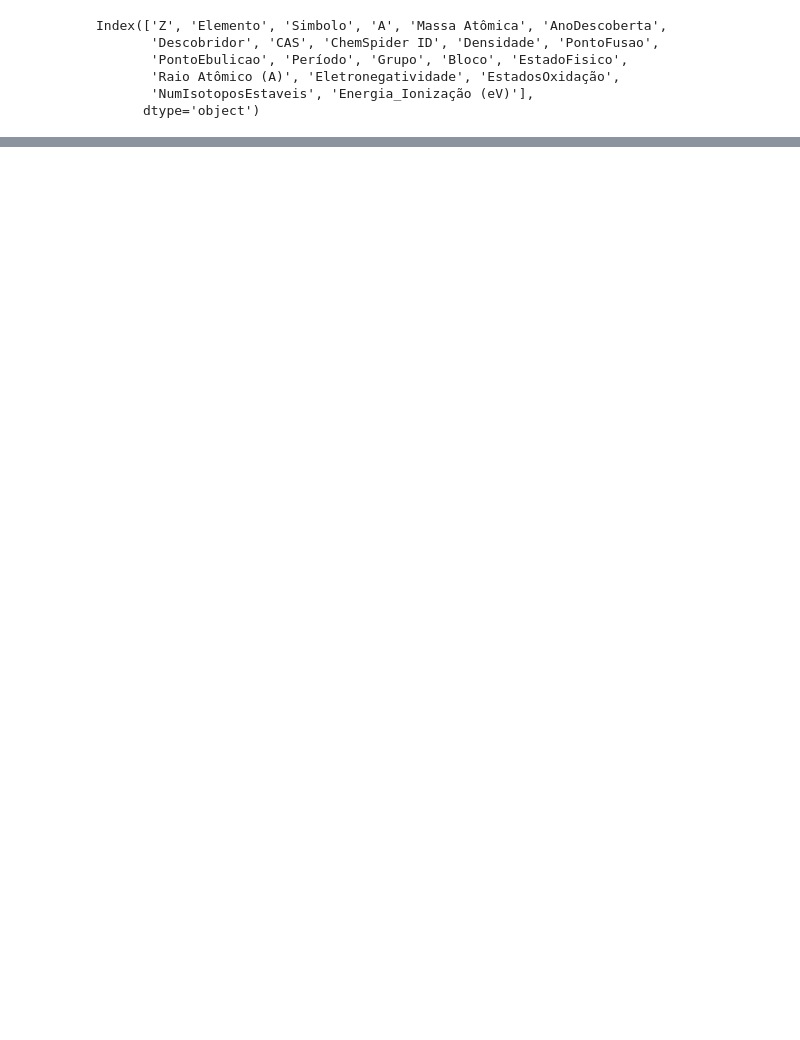
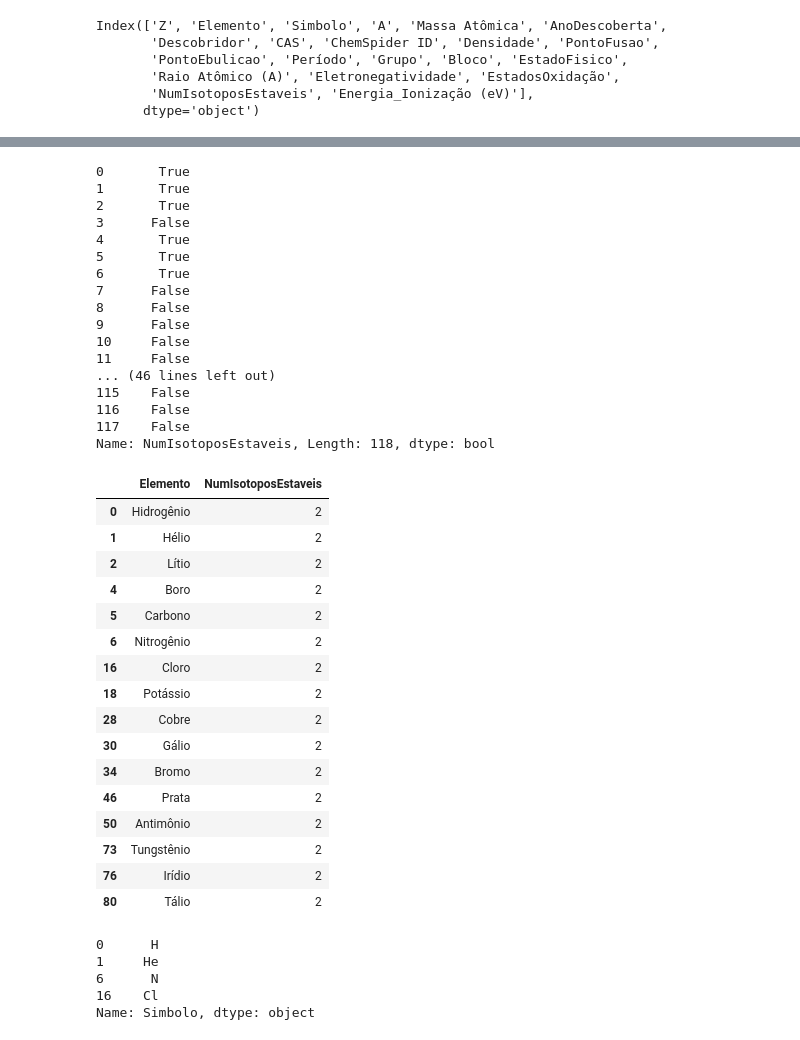
Before and after one commit to bosontreinamentos/pandas, a Jupyter notebook: Pandas.ipynb, the cells around one changed output, grey strips where cells are left out. Drawn from its saved outputs; the diff is of its cells as text; code cells hidden in the pictures; blank space fills up the shorter version.

```diff
--- a/Pandas.ipynb
+++ b/Pandas.ipynb
@@ -184,0 +201,4 @@ dfq.loc[:,["Simbolo","A","Massa Atômica"]]
+# %%
+dfq.set_index('Simbolo')
+
+dfq.loc[:,'Elemento'] # Todos os dados da coluna Elemento, indexados pelo símbolo
@@ -184,0 +227,50 @@ dfq.loc[:,["Simbolo","A","Massa Atômica"]]
+# %%
+print(dfq.NumIsotoposEstaveis == 2)
+
+# E então podemos consultar quais são os elementos específicos usando essa condição combinada com o método loc():
+dfq.loc[dfq.NumIsotoposEstaveis == 2,['Elemento','NumIsotoposEstaveis']]
+# %% [output]
+0       True
+1       True
+2       True
+3      False
+4       True
+5       True
+6       True
+7      False
+8      False
+9      False
+10     False
+11     False
+... (46 lines left out)
+115    False
+116    False
+117    False
+Name: NumIsotoposEstaveis, Length: 118, dtype: bool
+|  | Elemento | NumIsotoposEstaveis |
+| 0 | Hidrogênio | 2 |
+| 1 | Hélio | 2 |
+| 2 | Lítio | 2 |
+| 4 | Boro | 2 |
+| 5 | Carbono | 2 |
+| 6 | Nitrogênio | 2 |
+| 16 | Cloro | 2 |
+| 18 | Potássio | 2 |
+| 28 | Cobre | 2 |
+| 30 | Gálio | 2 |
+| 34 | Bromo | 2 |
+| 46 | Prata | 2 |
+| 50 | Antimônio | 2 |
+| 73 | Tungstênio | 2 |
+| 76 | Irídio | 2 |
+| 80 | Tálio | 2 |
+# %%
+# podemos combinar expressões condicionais, por exemplo trazendo apenas os elementos que tenham 2 isótopos
+# estáveis e que sejam gases:
+dfq.loc[(dfq.NumIsotoposEstaveis == 2) & (dfq.EstadoFisico == 'Gás'),'Simbolo']
+# %% [output]
+0      H
+1     He
+6      N
+16    Cl
+Name: Simbolo, dtype: object
```
Also changed, not shown: parts of 11 cells of this notebook.
